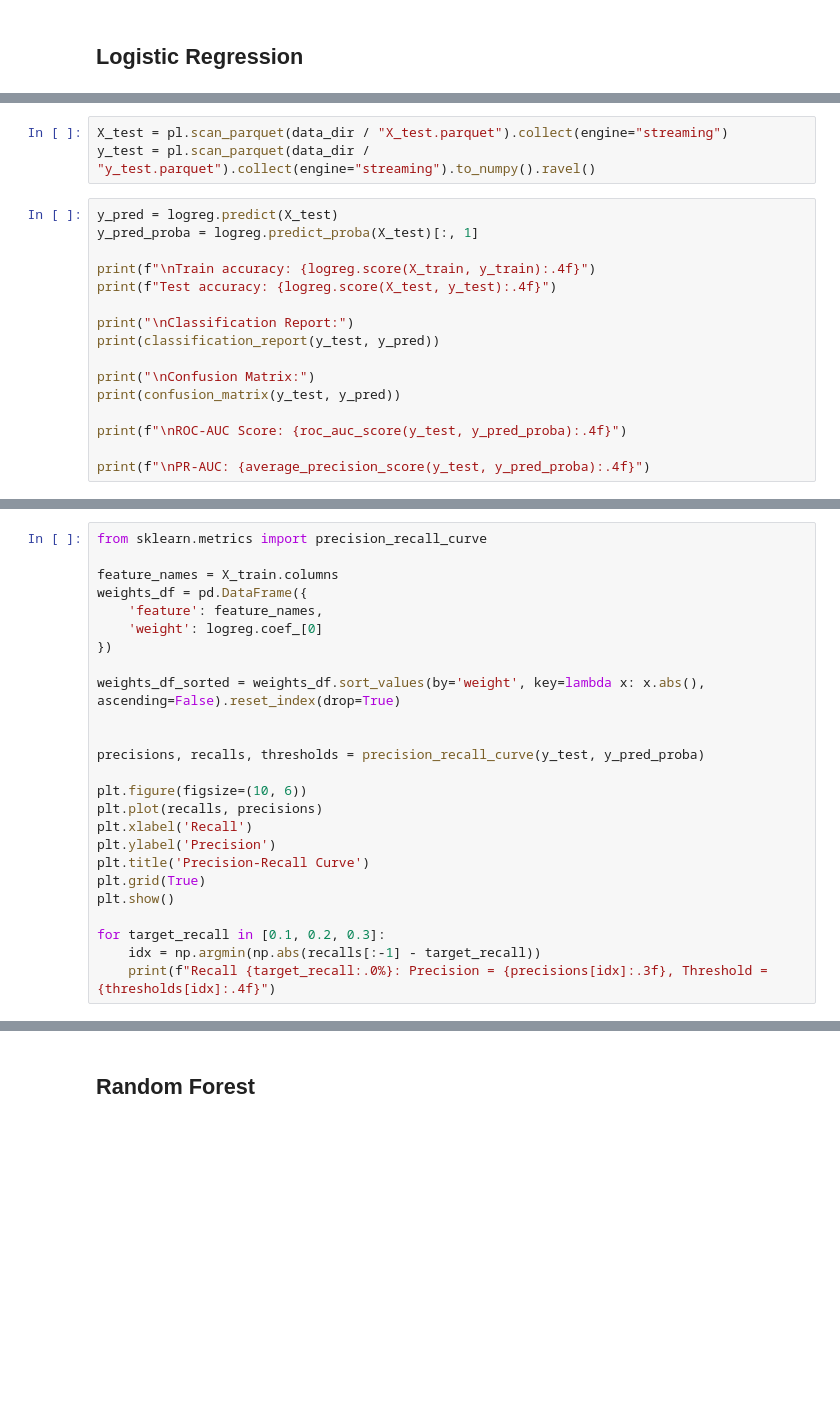
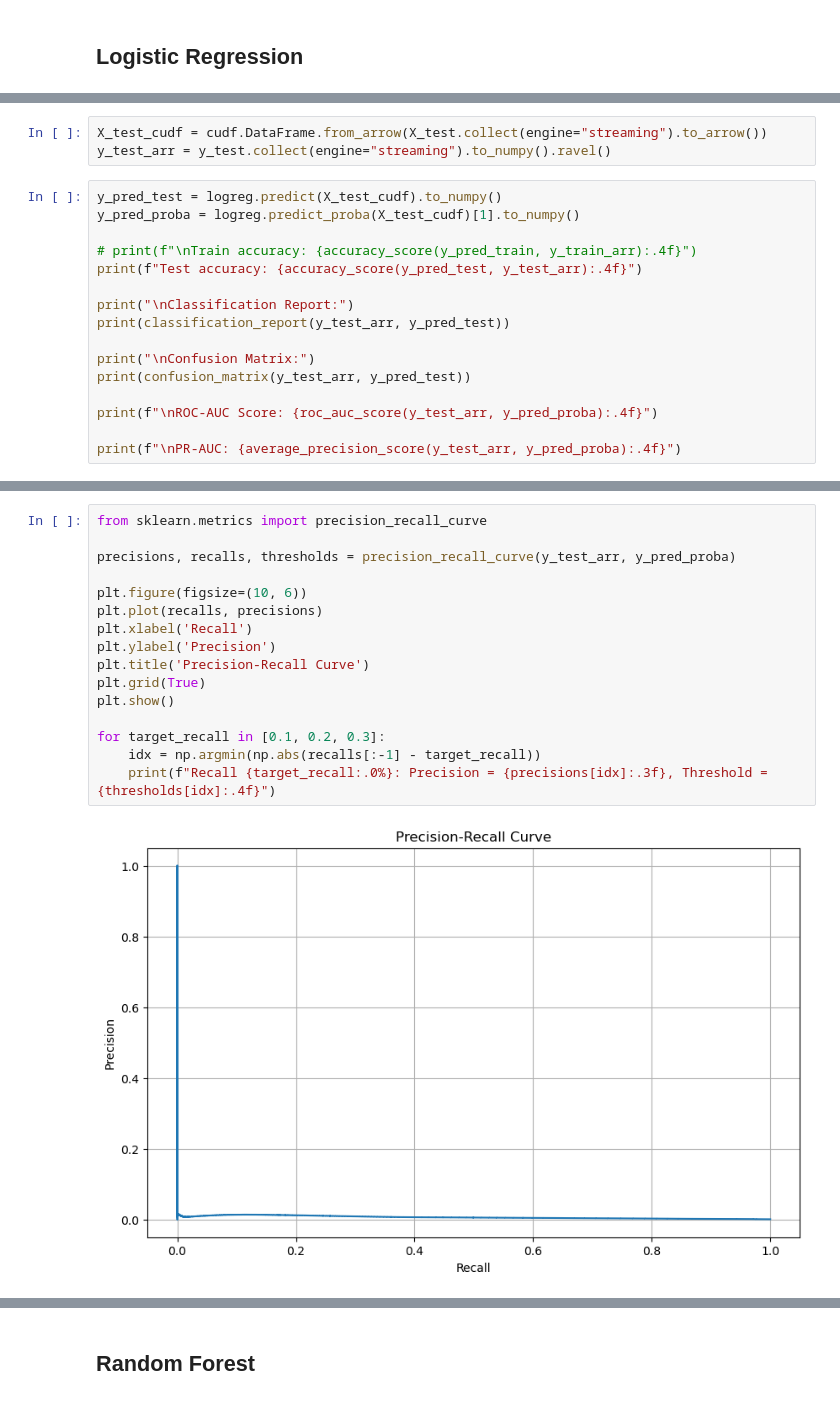
Before and after one commit to lachuck331/CotalityQ1Capstone, a Jupyter notebook: ca_baseline.ipynb, the cells around one changed output, grey strips where cells are left out. Cells and saved outputs as stored; diff of their text form; blank space fills up the shorter version.

```diff
--- a/ca_baseline.ipynb
+++ b/ca_baseline.ipynb
@@ -35,19 +141,19 @@ logreg.fit(X_train, y_train)
 # %%
-X_test = pl.scan_parquet(data_dir / "X_test.parquet").collect(engine="streaming")
-y_test = pl.scan_parquet(data_dir / "y_test.parquet").collect(engine="streaming").to_numpy().ravel()
+X_test_cudf = cudf.DataFrame.from_arrow(X_test.collect(engine="streaming").to_arrow())
+y_test_arr = y_test.collect(engine="streaming").to_numpy().ravel()
 # %%
-y_pred = logreg.predict(X_test)
-y_pred_proba = logreg.predict_proba(X_test)[:, 1]
+y_pred_test = logreg.predict(X_test_cudf).to_numpy()
+y_pred_proba = logreg.predict_proba(X_test_cudf)[1].to_numpy()
 
-print(f"\nTrain accuracy: {logreg.score(X_train, y_train):.4f}")
-print(f"Test accuracy: {logreg.score(X_test, y_test):.4f}")
+# print(f"\nTrain accuracy: {accuracy_score(y_pred_train, y_train_arr):.4f}")
+print(f"Test accuracy: {accuracy_score(y_pred_test, y_test_arr):.4f}")
 
 print("\nClassification Report:")
-print(classification_report(y_test, y_pred))
+print(classification_report(y_test_arr, y_pred_test))
 
 print("\nConfusion Matrix:")
-print(confusion_matrix(y_test, y_pred))
+print(confusion_matrix(y_test_arr, y_pred_test))
 
-print(f"\nROC-AUC Score: {roc_auc_score(y_test, y_pred_proba):.4f}")
+print(f"\nROC-AUC Score: {roc_auc_score(y_test_arr, y_pred_proba):.4f}")
 
-print(f"\nPR-AUC: {average_precision_score(y_test, y_pred_proba):.4f}")
+print(f"\nPR-AUC: {average_precision_score(y_test_arr, y_pred_proba):.4f}")
@@ -54,25 +206,18 @@ print(f"\nPR-AUC: {average_precision_score(y_test, y_pred_proba):.4f}")
 # %%
 from sklearn.metrics import precision_recall_curve
 
-feature_names = X_train.columns
-weights_df = pd.DataFrame({
-    'feature': feature_names,
-    'weight': logreg.coef_[0]
-})
-
-weights_df_sorted = weights_df.sort_values(by='weight', key=lambda x: x.abs(), ascending=False).reset_index(drop=True)
-
-
-precisions, recalls, thresholds = precision_recall_curve(y_test, y_pred_proba)
+precisions, recalls, thresholds = precision_recall_curve(y_test_arr, y_pred_proba)
 
 plt.figure(figsize=(10, 6))
 plt.plot(recalls, precisions)
 plt.xlabel('Recall')
 plt.ylabel('Precision')
 plt.title('Precision-Recall Curve')
 plt.grid(True)
 plt.show()
 
 for target_recall in [0.1, 0.2, 0.3]:
     idx = np.argmin(np.abs(recalls[:-1] - target_recall))
     print(f"Recall {target_recall:.0%}: Precision = {precisions[idx]:.3f}, Threshold = {thresholds[idx]:.4f}")
+# %% [output]
+[figure, added]
```
Also changed, not shown: parts of 24 cells of this notebook.
